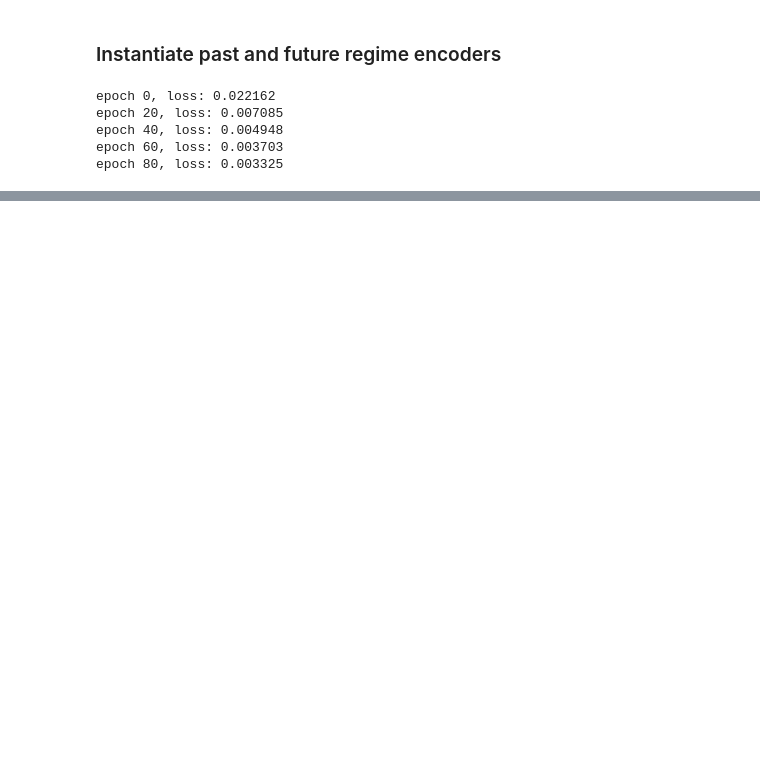
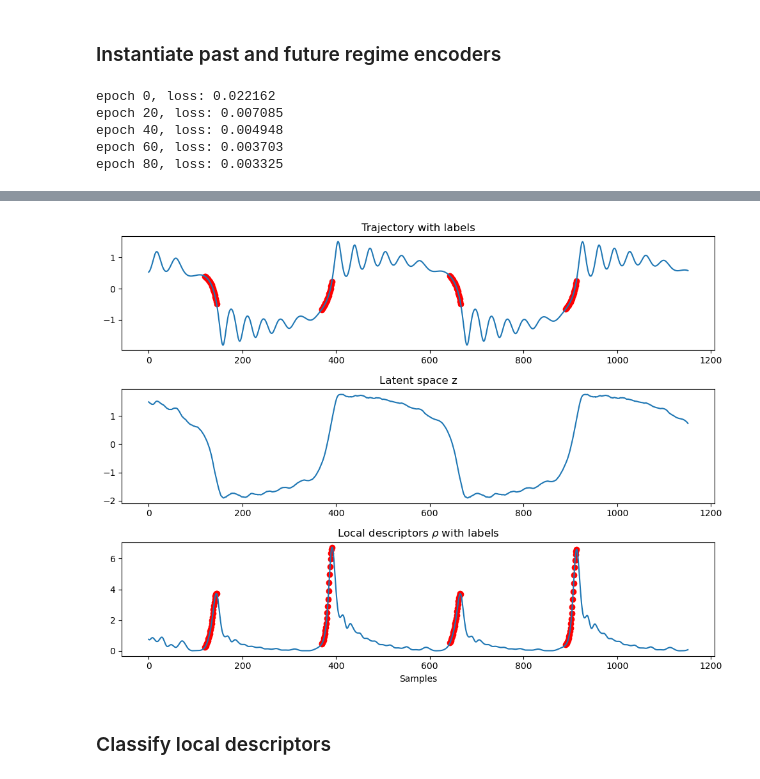
Before and after one commit to maalberg/kind, a Jupyter notebook: examples/regimes/duffing/02_regime_discovery.ipynb, the cells around one changed output, grey strips where cells are left out. Drawn from its saved outputs; the diff is of its cells as text; code cells hidden in the pictures; blank space fills up the shorter version.

Commit message:
refactor duffing example to discover regimes by classifying local dynamical patterns

```diff
--- a/examples/regimes/duffing/02_regime_discovery.ipynb
+++ b/examples/regimes/duffing/02_regime_discovery.ipynb
@@ -172,7 +177,7 @@ def train_enc(back_enc, fore_enc, dataloader, nepoch=100, lag=1):
     for epoch in range(nepoch):
         total_loss = 0.0
 
-        for back, fore, traj_id, center in dataloader:
+        for back, fore, traj_id, center, label in dataloader:
             z = back_enc(torch.flatten(back, start_dim=1))
             h = fore_enc(torch.flatten(fore, start_dim=1))
 
@@ -209,14 +227,10 @@ epoch 80, loss: 0.003325
 # %%
 
-data = util_data.read_datafile(f'{data_dir}/windows', window_nsample)
+# --! split data according to trajectories
+zs = torch.stack(torch.split(z, nwindow, dim=0))
+labels = torch.stack(torch.split(label, nwindow, dim=0))
+backs = torch.stack(torch.split(back, nwindow, dim=0))
 
-# --! normalize data
-data = torch.cat([
-    normalize_standard(
-        d, mean, std) for d, mean, std in zip(torch.split(data, 1, dim=-1), data_mean, data_std)], dim=-1)
-
-back, fore = torch.split(data, [back_nsample, fore_nsample], dim=-2)
-
-# --! encode lookback windows
-z = back_enc(torch.flatten(back, start_dim=1))
-z_np = z.detach().cpu().numpy()
+print(f'inf > shape of z latent space per trajectory is {zs.shape}')
+print(f'inf > shape of labels per trajectory is {labels.shape}')
+print(f'inf > shape of lookback windows per trajectory is {backs.shape}')
@@ -270,0 +280,37 @@ plt.show()
+# %%
+# --! plot local descriptors --!
+
+x = backs[0][:, -1, 0]
+x = x[desc_window_nsample:-desc_window_nsample]
+t = np.arange(len(x))
+l = descs_labels[0]
+i = l==1
+
+plt.figure(figsize=(10, 7.5))
+
+plt.subplot(3,1,1)
+plt.title('Trajectory with labels')
+plt.plot(x)
+plt.scatter(t[i], x[t[i]], color='red')
+
+z = zs[0].detach().cpu().numpy()
+c = z[desc_window_nsample:-desc_window_nsample, 2]
+plt.subplot(3,1,2)
+plt.title('Latent space z')
+plt.plot(c)
+
+d = descs[0, :, 2]
+t = np.arange(len(d))
+i = descs_labels[0]==1
+plt.subplot(3,1,3)
+plt.title('Local descriptors $\\rho$ with labels')
+plt.plot(d)
+plt.scatter(t[i], d[t[i]], color='red')
+plt.xlabel('Samples')
+
+plt.tight_layout()
+plt.show()
+# %% [output]
+[figure, added]
+# %% [markdown]
+### Classify local descriptors
```
Also changed, not shown: parts of 15 cells of this notebook.
